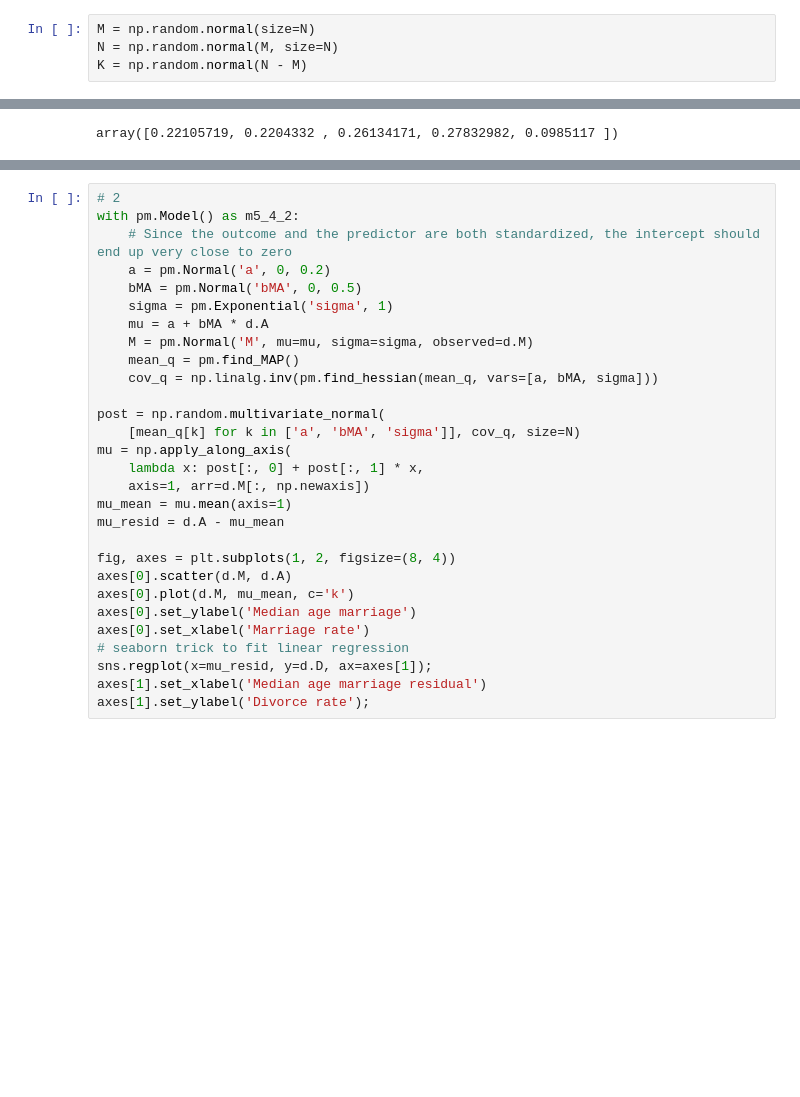
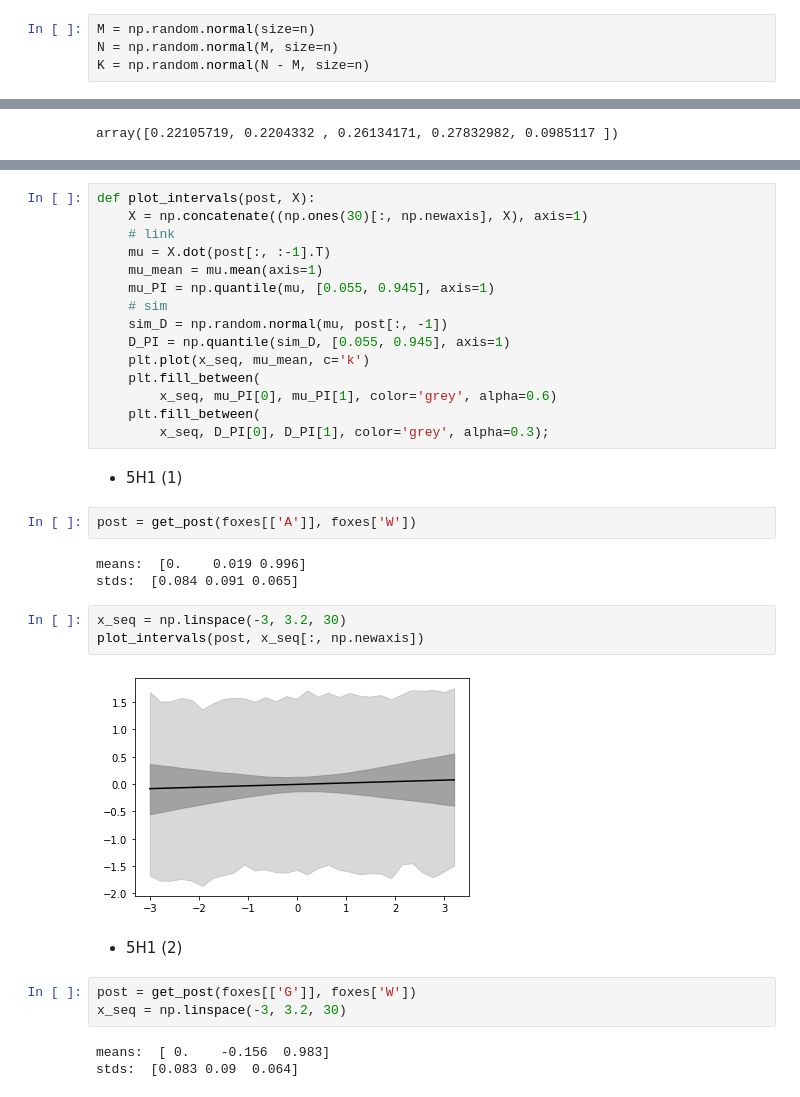
Before and after one commit to nilichen/dataING, a Jupyter notebook: _notebooks/2020-03-05-chapter5.ipynb, the cells around one changed output, grey strips where cells are left out. Cells and saved outputs as stored; diff of their text form; blank space fills up the shorter version.

```diff
--- a/_notebooks/2020-03-05-chapter5.ipynb
+++ b/_notebooks/2020-03-05-chapter5.ipynb
@@ -213,9 +213,9 @@ y = np.random.normal(x_real, size=N)
 # %% [markdown]
 - Masked relationship
 # %%
-M = np.random.normal(size=N)
-N = np.random.normal(M, size=N)
-K = np.random.normal(N - M)
+M = np.random.normal(size=n)
+N = np.random.normal(M, size=n)
+K = np.random.normal(N - M, size=n)
 # %% [markdown]
 ## 5.3 Categorical variables
 ### Binary categories
@@ -308,29 +309,35 @@ plt.ylable('Divorce rate')
-# %%
-# 2
-with pm.Model() as m5_4_2:
-    # Since the outcome and the predictor are both standardized, the intercept should end up very close to zero
-    a = pm.Normal('a', 0, 0.2)
-    bMA = pm.Normal('bMA', 0, 0.5)
-    sigma = pm.Exponential('sigma', 1)
-    mu = a + bMA * d.A
-    M = pm.Normal('M', mu=mu, sigma=sigma, observed=d.M)
-    mean_q = pm.find_MAP()
-    cov_q = np.linalg.inv(pm.find_hessian(mean_q, vars=[a, bMA, sigma]))
-
-post = np.random.multivariate_normal(
-    [mean_q[k] for k in ['a', 'bMA', 'sigma']], cov_q, size=N)
-mu = np.apply_along_axis(
-    lambda x: post[:, 0] + post[:, 1] * x,
-    axis=1, arr=d.M[:, np.newaxis])
-mu_mean = mu.mean(axis=1)
-mu_resid = d.A - mu_mean
-
-fig, axes = plt.subplots(1, 2, figsize=(8, 4))
-axes[0].scatter(d.M, d.A)
-axes[0].plot(d.M, mu_mean, c='k')
-axes[0].set_ylabel('Median age marriage')
-axes[0].set_xlabel('Marriage rate')
-# seaborn trick to fit linear regression
-sns.regplot(x=mu_resid, y=d.D, ax=axes[1]);
-axes[1].set_xlabel('Median age marriage residual')
-axes[1].set_ylabel('Divorce rate');
+# %%
+def plot_intervals(post, X):
+    X = np.concatenate((np.ones(30)[:, np.newaxis], X), axis=1)
+    # link
+    mu = X.dot(post[:, :-1].T)
+    mu_mean = mu.mean(axis=1)
+    mu_PI = np.quantile(mu, [0.055, 0.945], axis=1)
+    # sim
+    sim_D = np.random.normal(mu, post[:, -1])
+    D_PI = np.quantile(sim_D, [0.055, 0.945], axis=1)
+    plt.plot(x_seq, mu_mean, c='k')
+    plt.fill_between(
+        x_seq, mu_PI[0], mu_PI[1], color='grey', alpha=0.6)
+    plt.fill_between(
+        x_seq, D_PI[0], D_PI[1], color='grey', alpha=0.3);
+# %% [markdown]
+- 5H1 (1)
+# %%
+post = get_post(foxes[['A']], foxes['W'])
+# %% [output]
+means:  [0.    0.019 0.996]
+stds:  [0.084 0.091 0.065]
+# %%
+x_seq = np.linspace(-3, 3.2, 30)
+plot_intervals(post, x_seq[:, np.newaxis])
+# %% [output]
+[figure, added]
+# %% [markdown]
+- 5H1 (2)
+# %%
+post = get_post(foxes[['G']], foxes['W'])
+x_seq = np.linspace(-3, 3.2, 30)
+# %% [output]
+means:  [ 0.    -0.156  0.983]
+stds:  [0.083 0.09  0.064]
```
Also changed, not shown: parts of 32 cells of this notebook.
